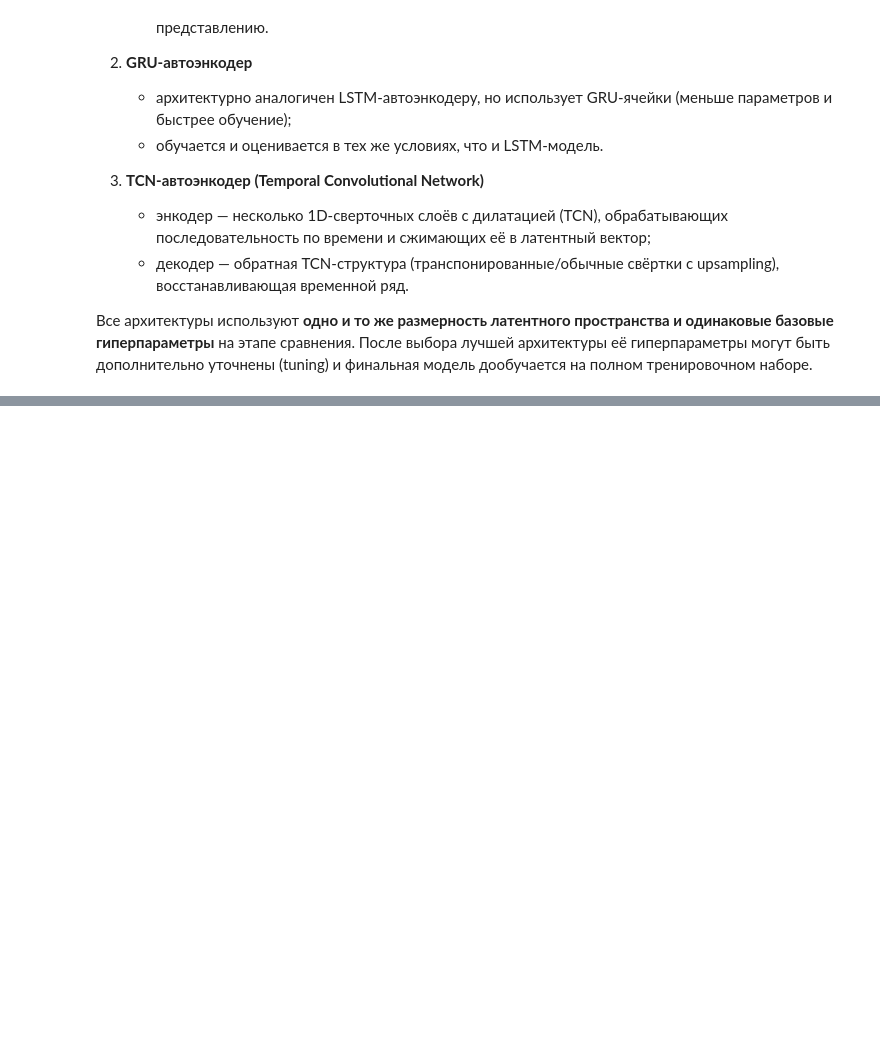
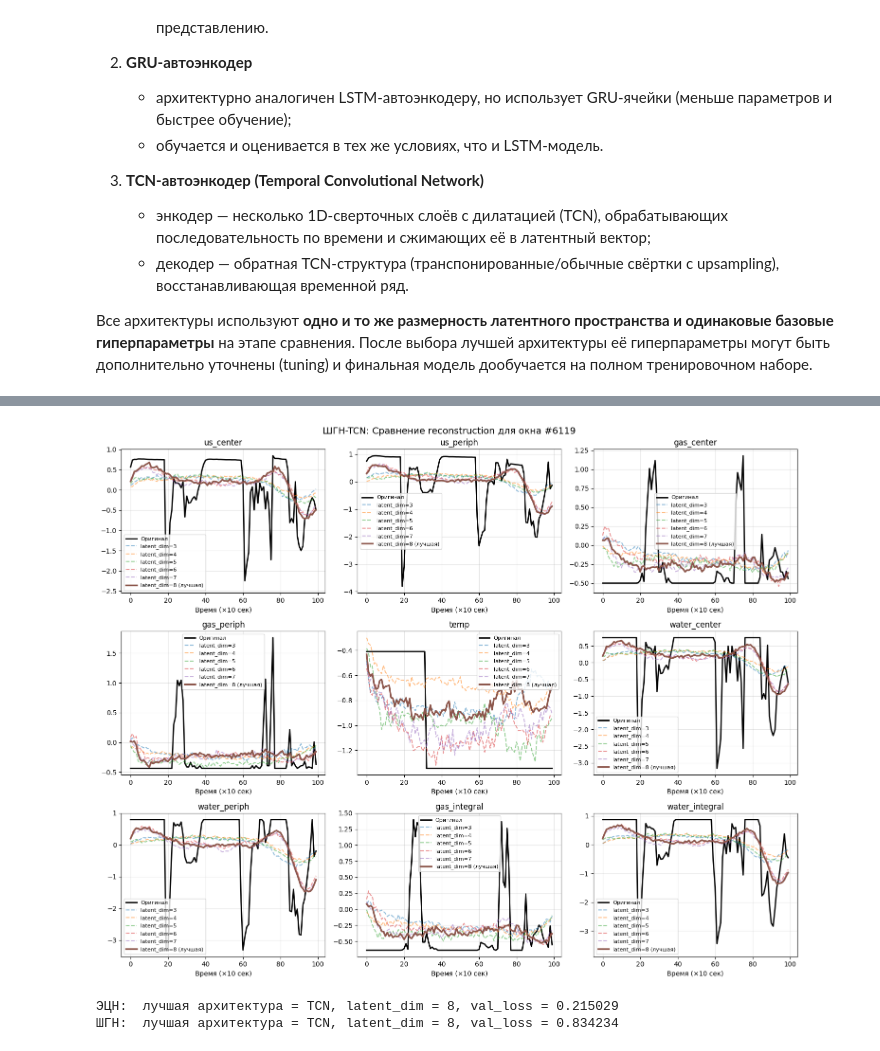
Before and after one commit to AlibekovAA/well_typification_latent, a Jupyter notebook: training/autoencoder.ipynb, the cells around one changed output, grey strips where cells are left out. Cells and saved outputs as stored; diff of their text form; code cells hidden in the pictures; blank space fills up the shorter version.

```diff
--- a/training/autoencoder.ipynb
+++ b/training/autoencoder.ipynb
@@ -562,0 +878,20 @@ class TCNAutoencoder(nn.Module):
+# %%
+plot_reconstruction_comparison(
+    shgn_arch_results[shgn_best_arch_name]["results"],
+    X_shgn_val,
+    f"ШГН-{shgn_best_arch_name}",
+    DEVICE,
+    shgn_best_overall,
+)
+# %% [output]
+[figure, added]
+# %%
+print(
+    f"ЭЦН:  лучшая архитектура = {ecn_best_arch_name}, latent_dim = {ecn_best_overall['latent_dim']}, val_loss = {ecn_best_overall['best_val_loss']:.6f}"
+)
+print(
+    f"ШГН:  лучшая архитектура = {shgn_best_arch_name}, latent_dim = {shgn_best_overall['latent_dim']}, val_loss = {shgn_best_overall['best_val_loss']:.6f}"
+)
+# %% [output]
+ЭЦН:  лучшая архитектура = TCN, latent_dim = 8, val_loss = 0.215029
+ШГН:  лучшая архитектура = TCN, latent_dim = 8, val_loss = 0.834234
```
Also changed, not shown: parts of 30 cells of this notebook.
